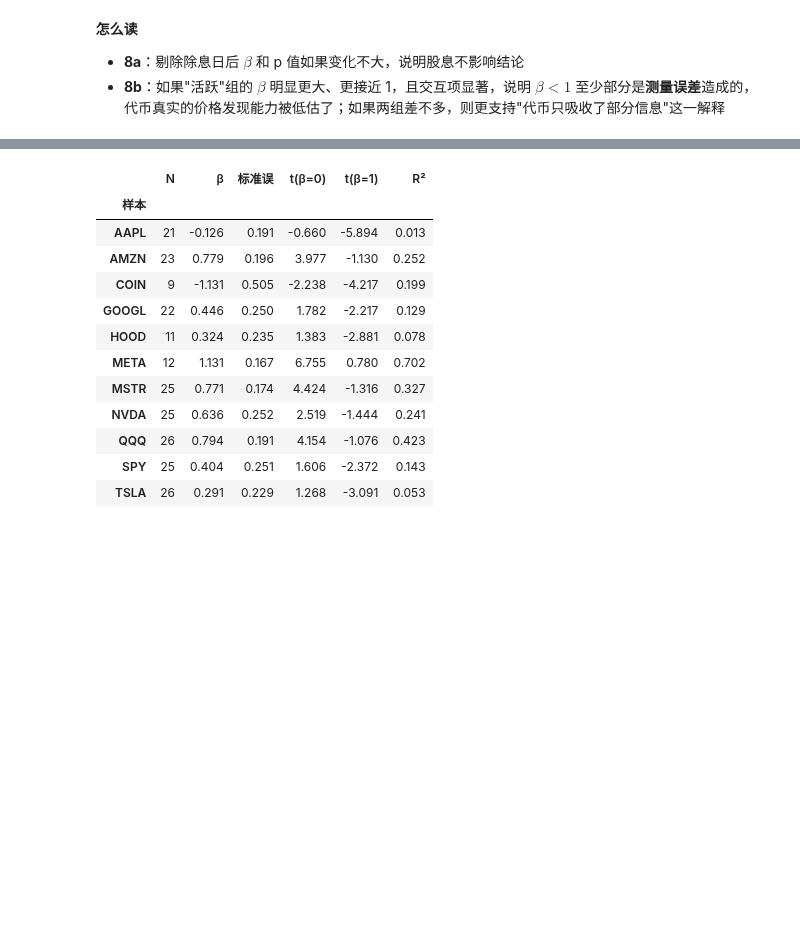
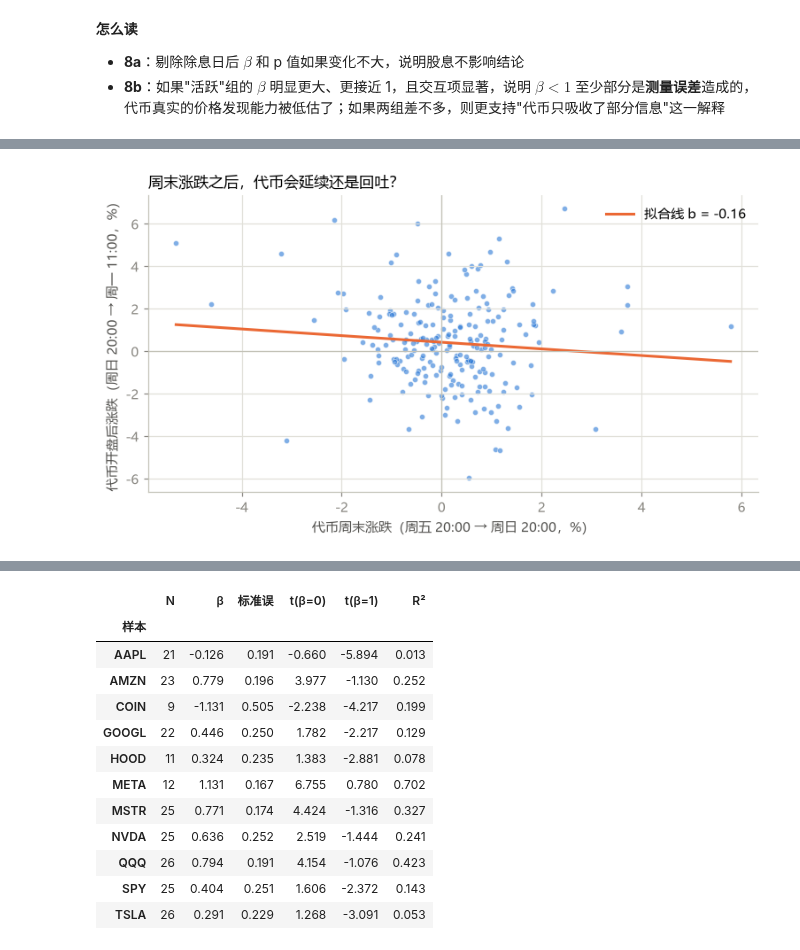
Before and after one commit to KFANG1999/tokenized-stock-data, a Jupyter notebook: analysis/02_休市价格发现.ipynb, the cells around one changed output, grey strips where cells are left out. Drawn from its saved outputs; the diff is of its cells as text; code cells hidden in the pictures; blank space fills up the shorter version.

Commit message:
Add economic-significance test: post-open token reversal and cost scenarios
Co-Authored-By: Claude Opus 5.5 <noreply@anthropic.com>

```diff
--- a/analysis/02_休市价格发现.ipynb
+++ b/analysis/02_休市价格发现.ipynb
@@ -503,0 +519,12 @@ for label, col in [("按成交额", "active_vol"), ("按有成交的小时数",
+# %%
+w["tok_mon11"] = token_price_at(w.ticker, at_et(w.d1, 11))
+w["postret"] = (w.tok_mon11 / w.tok_sun20 - 1) * 100
+post = w[~w.exdiv].dropna(subset=["postret"])
+print(f"有效观测：{len(post)} 个，{post.d1.nunique()} 个周末")
+
+# 复用前面的回归函数：它们的被解释变量叫 gap，所以这里临时把 postret 当作 gap
+as_y = post.drop(columns="gap").rename(columns={"postret": "gap"})
+m_post = fit("gap ~ tokret_wkend", as_y)
+r_post = wild_cluster_bootstrap("gap ~ tokret_wkend", as_y, "tokret_wkend", null=0.0)
+print(f"b = {m_post.params['tokret_wkend']:.3f}，普通聚类 t = {m_post.tvalues['tokret_wkend']:.2f}，"
+      f"bootstrap p = {r_post['p（bootstrap）']:.4f}，R² = {m_post.rsquared:.3f}")
@@ -503,0 +562,15 @@ for label, col in [("按成交额", "active_vol"), ("按有成交的小时数",
+# %%
+fig, ax = plt.subplots(figsize=(7, 4))
+ax.scatter(post.tokret_wkend, post.postret, s=16, alpha=0.6, color=BLUE, edgecolors="white", linewidths=0.5)
+xs = np.linspace(post.tokret_wkend.min(), post.tokret_wkend.max(), 50)
+ax.plot(xs, m_post.params["Intercept"] + m_post.params["tokret_wkend"] * xs, color=ORANGE, linewidth=2,
+        label=f"拟合线 b = {m_post.params['tokret_wkend']:.2f}")
+ax.axhline(0, color="#c3c2b7", linewidth=0.8); ax.axvline(0, color="#c3c2b7", linewidth=0.8)
+ax.set_xlabel("代币周末涨跌（周五 20:00 → 周日 20:00，%）")
+ax.set_ylabel("代币开盘后涨跌（周日 20:00 → 周一 11:00，%）")
+ax.set_title("周末涨跌之后，代币会延续还是回吐？", loc="left", fontsize=11)
+ax.legend(frameon=False)
+plt.tight_layout()
+plt.show()
+# %% [output]
+[figure, added]
```
Also changed, not shown: parts of 7 cells of this notebook.
